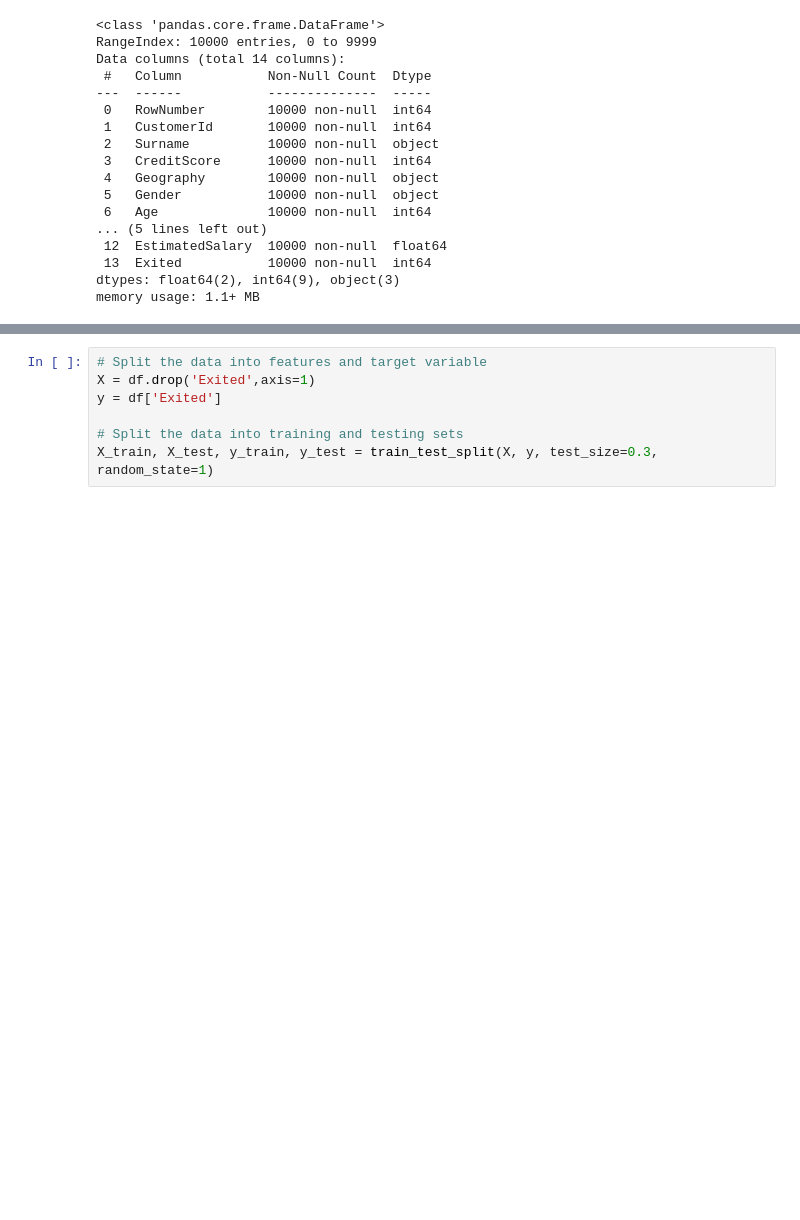
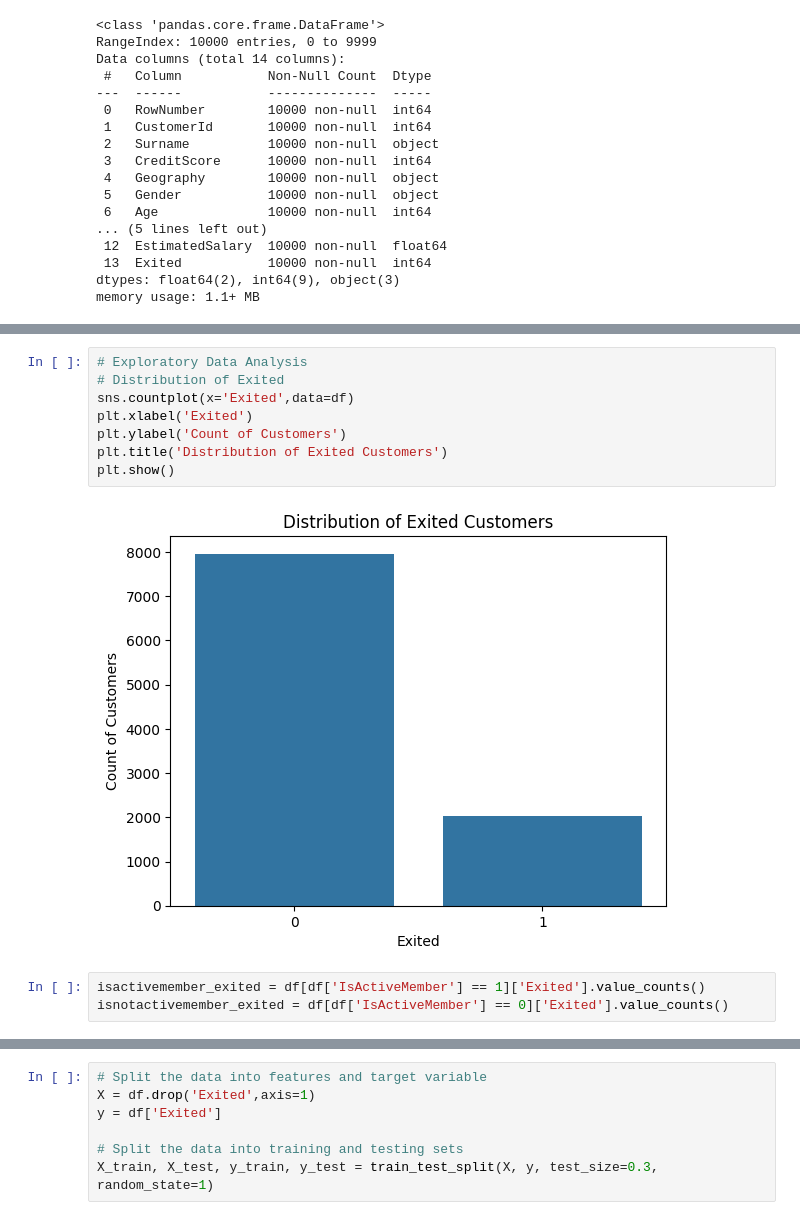
Before and after one commit to sujalkarbhari1/BankChurn_PredictionModel, a Jupyter notebook: research/model.ipynb, the cells around one changed output, grey strips where cells are left out. Drawn from its saved outputs; the diff is of its cells as text; blank space fills up the shorter version.

```diff
--- a/research/model.ipynb
+++ b/research/model.ipynb
@@ -67,0 +52,13 @@ df.describe(include='all')
+# %%
+# Exploratory Data Analysis
+# Distribution of Exited
+sns.countplot(x='Exited',data=df)
+plt.xlabel('Exited')
+plt.ylabel('Count of Customers')
+plt.title('Distribution of Exited Customers')
+plt.show()
+# %% [output]
+[figure, added]
+# %%
+isactivemember_exited = df[df['IsActiveMember'] == 1]['Exited'].value_counts()
+isnotactivemember_exited = df[df['IsActiveMember'] == 0]['Exited'].value_counts()
```
Also changed, not shown: parts of 11 cells of this notebook, 6 other files.
